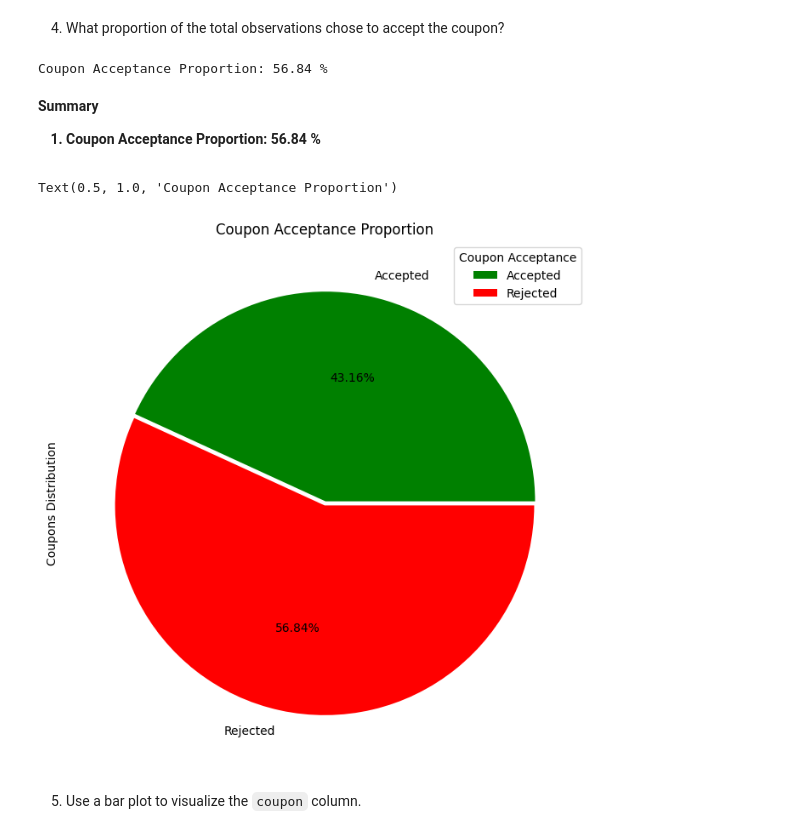
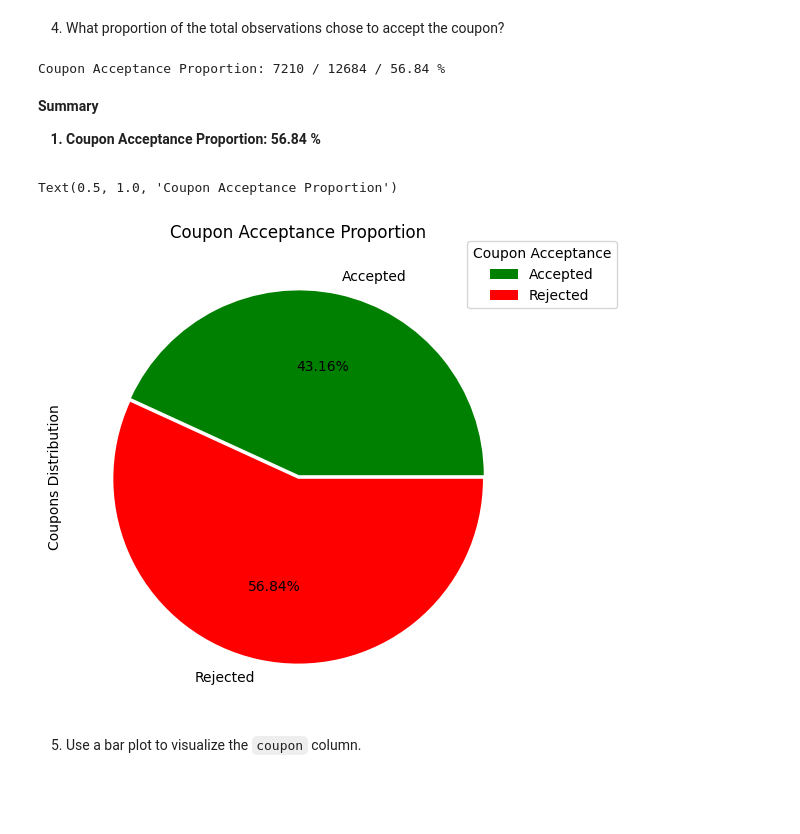
Before and after one commit to atewari-bot/driving-coupon, a Jupyter notebook: prompt.ipynb, the cells around one changed output. Cells and saved outputs as stored; diff of their text form; code cells hidden in the pictures; blank space fills up the shorter version.

```diff
--- a/prompt.ipynb
+++ b/prompt.ipynb
@@ -173,8 +181,8 @@ Name: count, dtype: int64
 # %% [markdown]
 <b>Fill missing values with mode of the column</b>
 # %%
-
-#data['Bar'] = data['Bar'].fillna(data['Bar'].mode()[0])
+# Replace null value for column "Bar" with mode of the column
+data['Bar'] = data['Bar'].fillna(data['Bar'].mode()[0])
 # %% [markdown]
 <b>Verify if missing values replacement worked as expected</b>
 # %%
@@ -364,9 +374,9 @@ Name: count, dtype: int64
 total_observations = data.shape[0]
 coupon_accept_count = data[data['Y'] == 1]['Y'].sum()
 coupon_acceptance_proportion = np.round((coupon_accept_count / total_observations) * 100, 2)
-print(f"Coupon Acceptance Proportion: {coupon_acceptance_proportion} %")
+print(f"Coupon Acceptance Proportion: {coupon_accept_count} / {total_observations} / {coupon_acceptance_proportion} %")
 # %% [output]
-Coupon Acceptance Proportion: 56.84 %
+Coupon Acceptance Proportion: 7210 / 12684 / 56.84 %
 # %% [markdown]
 <h><b>Summary<b></h>
     <ol>
@@ -374,14 +384,14 @@ Coupon Acceptance Proportion: 56.84 %
     </ol>
 # %%
 coupons_acceptance_df = data.groupby('Y')['Y'].value_counts()
-plt.figure(figsize=(8, 8))
+plt.figure(figsize=(6, 6))
 coupons_acceptance_df.plot(kind='pie', labels=['Accepted', 'Rejected'], explode = [0.01,0.01], autopct = '%1.2f%%', colors = ['g', 'r'])
-plt.legend(title="Coupon Acceptance")
+plt.legend(title="Coupon Acceptance", bbox_to_anchor=(0.85,1.025))
 plt.ylabel('Coupons Distribution')
 plt.title('Coupon Acceptance Proportion')
 # %% [output]
 Text(0.5, 1.0, 'Coupon Acceptance Proportion')
-[figure, old version]
+[figure, new version]
 # %% [markdown]
 5. Use a bar plot to visualize the `coupon` column.
 # %%
```
Also changed, not shown: parts of 71 cells of this notebook.
